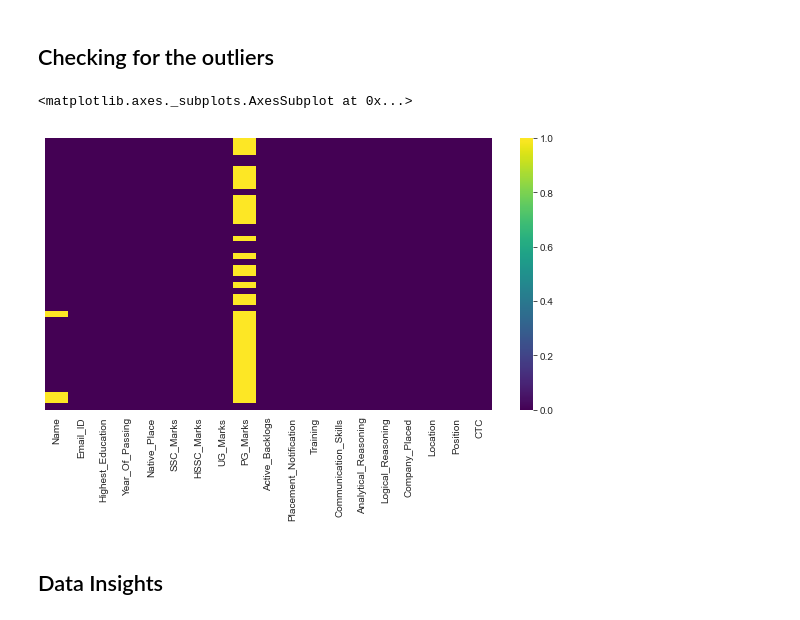
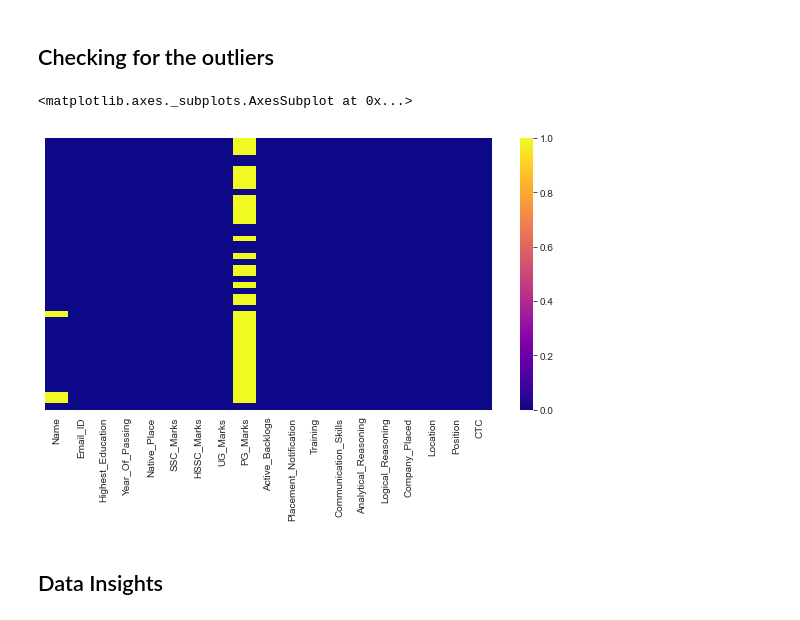
Before and after one commit to IshanBorkar/AI-Hiring, a Jupyter notebook: AI for Hiring_Final_GoogleForm_response_withmarks.ipynb, the cells around one changed output. Saved outputs shown, nothing was run; the diff lists cells and outputs as text; code cells hidden in the pictures.

```diff
--- a/AI for Hiring_Final_GoogleForm_response_withmarks.ipynb
+++ b/AI for Hiring_Final_GoogleForm_response_withmarks.ipynb
@@ -20,7 +20,7 @@ from scipy import stats
 # %% [markdown]
 ## Load the dataset
 # %%
-data=pd.read_csv("Interview survey1.csv",parse_dates=['Timestamp'])
+data=pd.read_csv("C:\\Users\Ishan\Documents\Rubixe Internship March 2020\Interview survey1.csv",parse_dates=['Timestamp'])
 data.head()
 # %% [output]
 |  | Timestamp | 1. Name | 2. Email ID | 3. Highest Education | 4. Year of Passing | 5. Native Place | ... |
@@ -280,10 +280,10 @@ memory usage: 7.1+ KB
 # %%
 sns.set_style('whitegrid')
 plt.figure(figsize=(10,5))
-sns.heatmap(data.isnull(),yticklabels=False,cbar=True,cmap='viridis')
+sns.heatmap(data.isnull(),yticklabels=False,cbar=True,cmap='plasma')
 # %% [output]
 <matplotlib.axes._subplots.AxesSubplot at 0x...>
-[figure, old version]
+[figure, new version]
 # %% [markdown]
 ## Data Insights
 # %%
```
Also changed, not shown: parts of 8 cells of this notebook.
